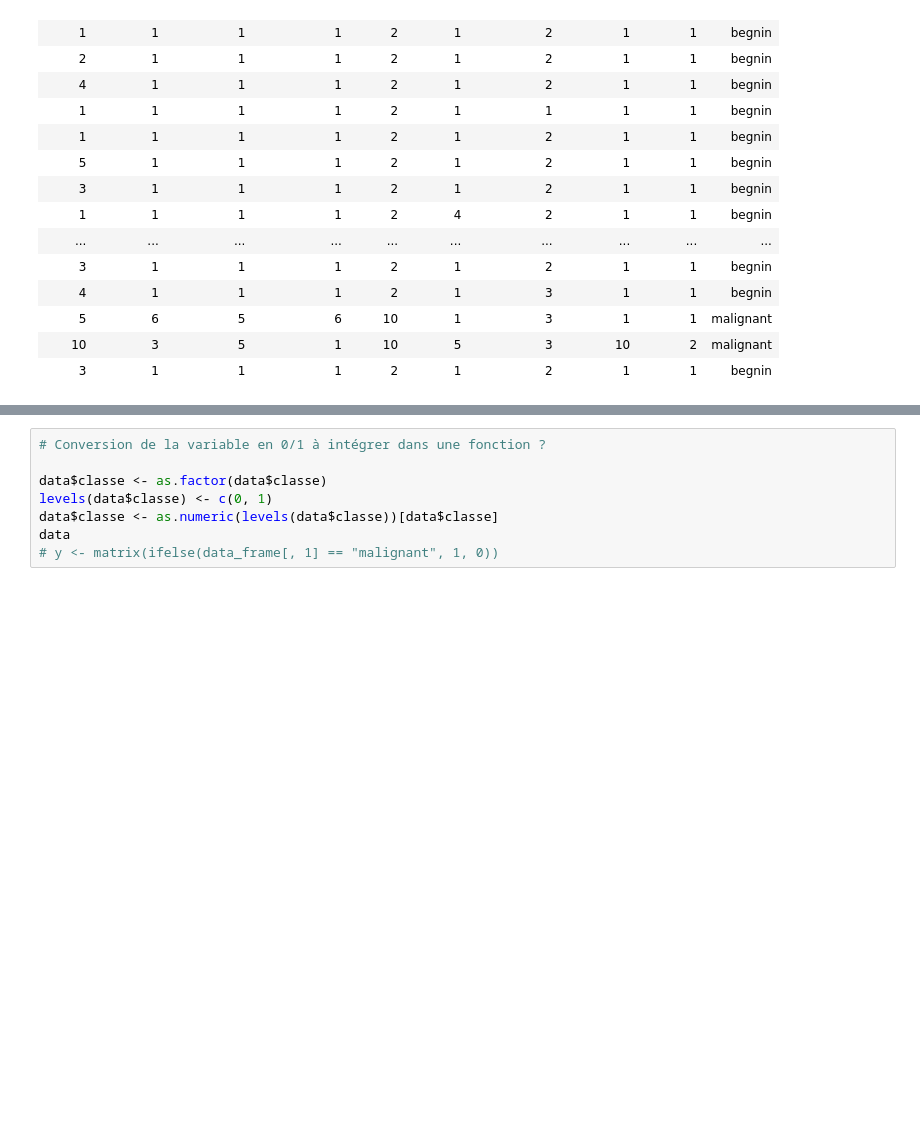
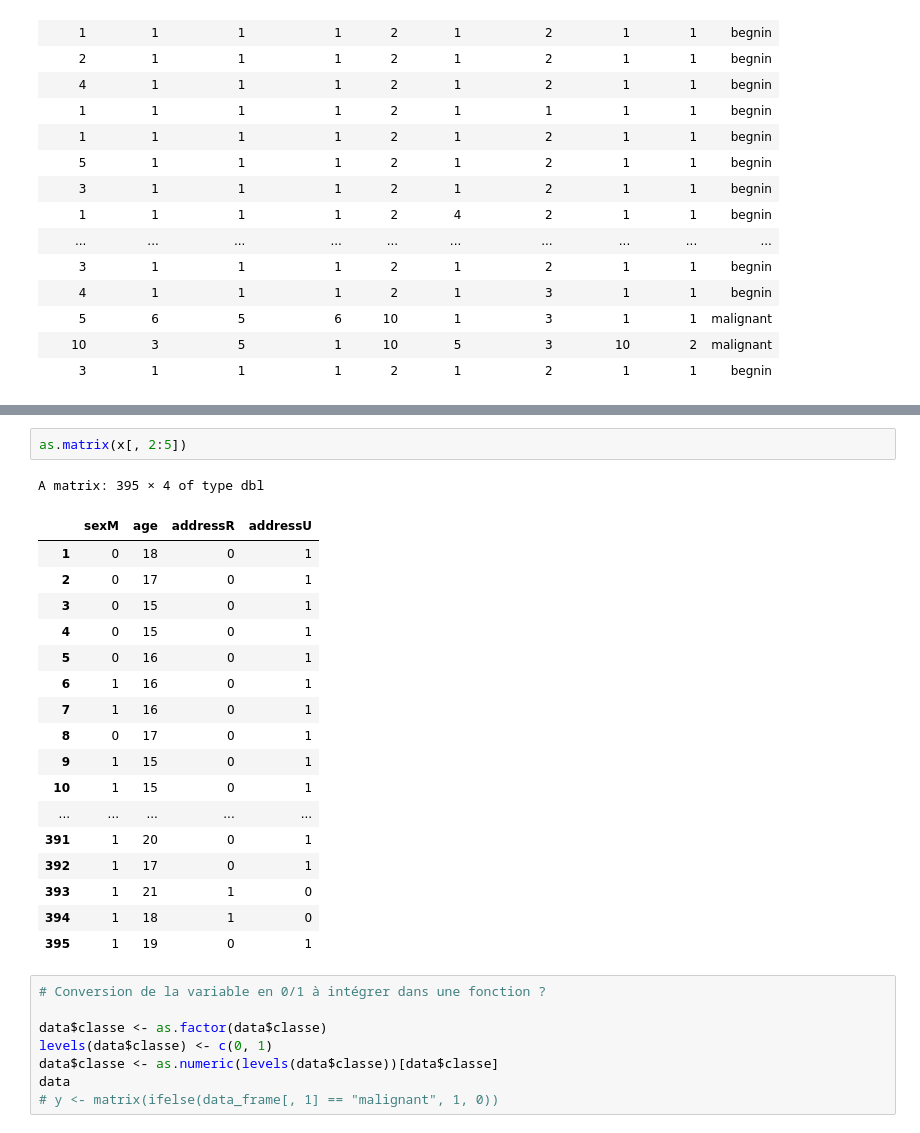
Before and after one commit to RomainDudoit/M2_RPackage, a Jupyter notebook: Notebook_romain.ipynb, the cells around one changed output, grey strips where cells are left out. Saved outputs shown, nothing was run; the diff lists cells and outputs as text; blank space fills up the shorter version.

```diff
--- a/Notebook_romain.ipynb
+++ b/Notebook_romain.ipynb
@@ -37,3 +65,24 @@ A tibble: 699 × 10
+# %%
+as.matrix(x[, 2:5])
+# %% [output]
+A matrix: 395 × 4 of type dbl
+|  | sexM | age | addressR | addressU |
+| 1 | 0 | 18 | 0 | 1 |
+| 2 | 0 | 17 | 0 | 1 |
+| 3 | 0 | 15 | 0 | 1 |
+| 4 | 0 | 15 | 0 | 1 |
+| 5 | 0 | 16 | 0 | 1 |
+| 6 | 1 | 16 | 0 | 1 |
+| 7 | 1 | 16 | 0 | 1 |
+| 8 | 0 | 17 | 0 | 1 |
+| 9 | 1 | 15 | 0 | 1 |
+| 10 | 1 | 15 | 0 | 1 |
+| ... | ... | ... | ... | ... |
+| 391 | 1 | 20 | 0 | 1 |
+| 392 | 1 | 17 | 0 | 1 |
+| 393 | 1 | 21 | 1 | 0 |
+| 394 | 1 | 18 | 1 | 0 |
+| 395 | 1 | 19 | 0 | 1 |
 # %%
 # Conversion de la variable en 0/1 à intégrer dans une fonction ?
 
```
Also changed, not shown: parts of 12 cells of this notebook, 1 other file.
